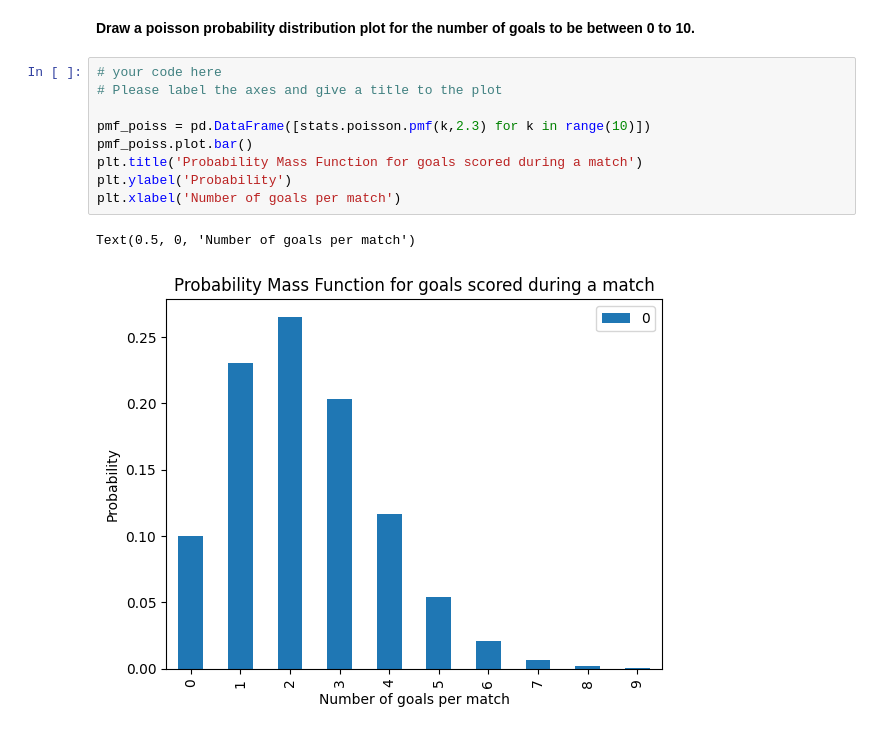
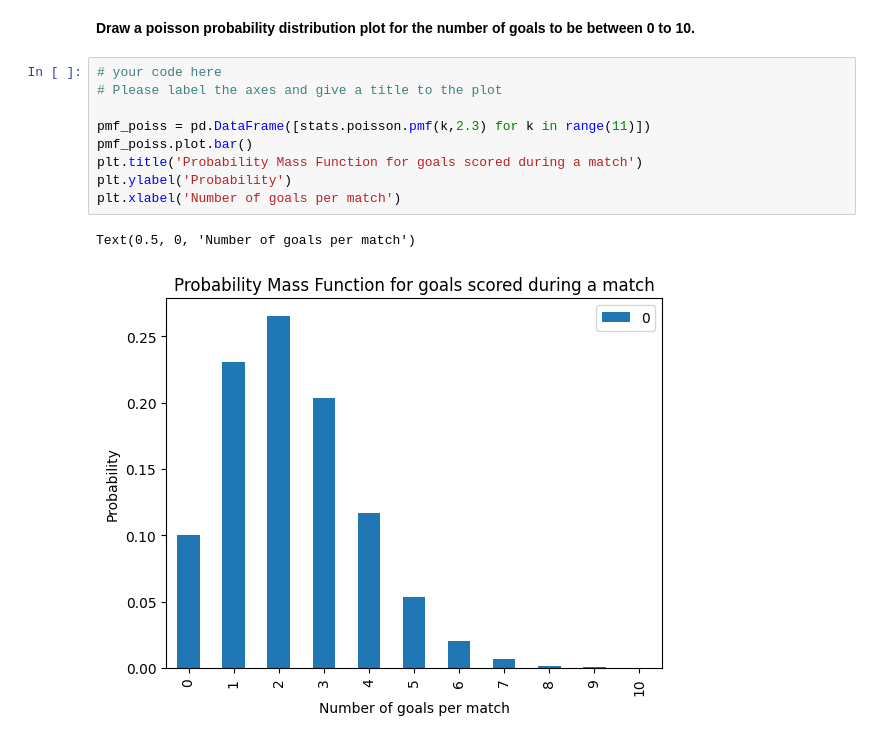
Before and after one commit to ironhack-labs/lab-discrete-probability-distributions-en, a Jupyter notebook: your-code/main.ipynb, the cells around one changed output. Saved outputs shown, nothing was run; the diff lists cells and outputs as text.

```diff
--- a/your-code/main.ipynb
+++ b/your-code/main.ipynb
@@ -200,12 +200,12 @@ pois(5,2.3)
 # %%
 # your code here
 # Please label the axes and give a title to the plot
 
-pmf_poiss = pd.DataFrame([stats.poisson.pmf(k,2.3) for k in range(10)])
+pmf_poiss = pd.DataFrame([stats.poisson.pmf(k,2.3) for k in range(11)])
 pmf_poiss.plot.bar()
 plt.title('Probability Mass Function for goals scored during a match')
 plt.ylabel('Probability')
 plt.xlabel('Number of goals per match')
 # %% [output]
 Text(0.5, 0, 'Number of goals per match')
-[figure, old version]
+[figure, new version]
```
